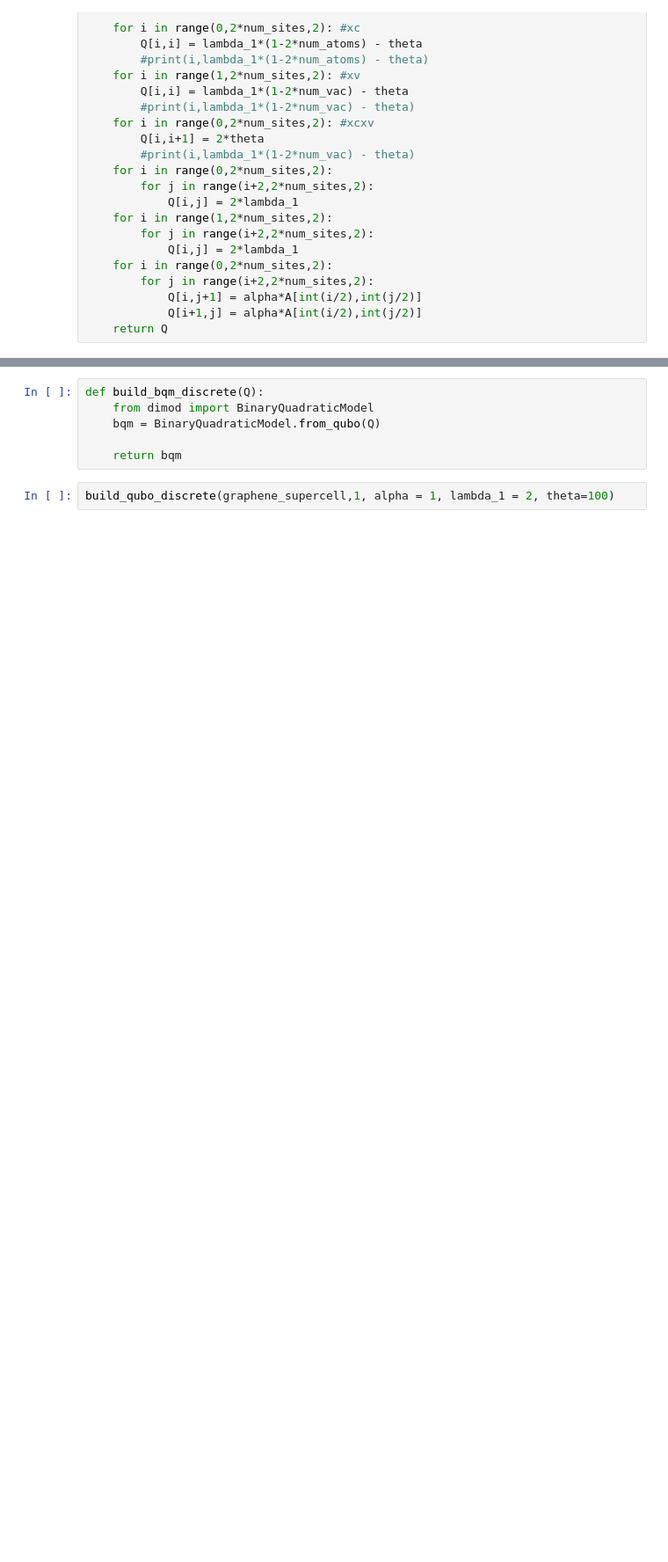
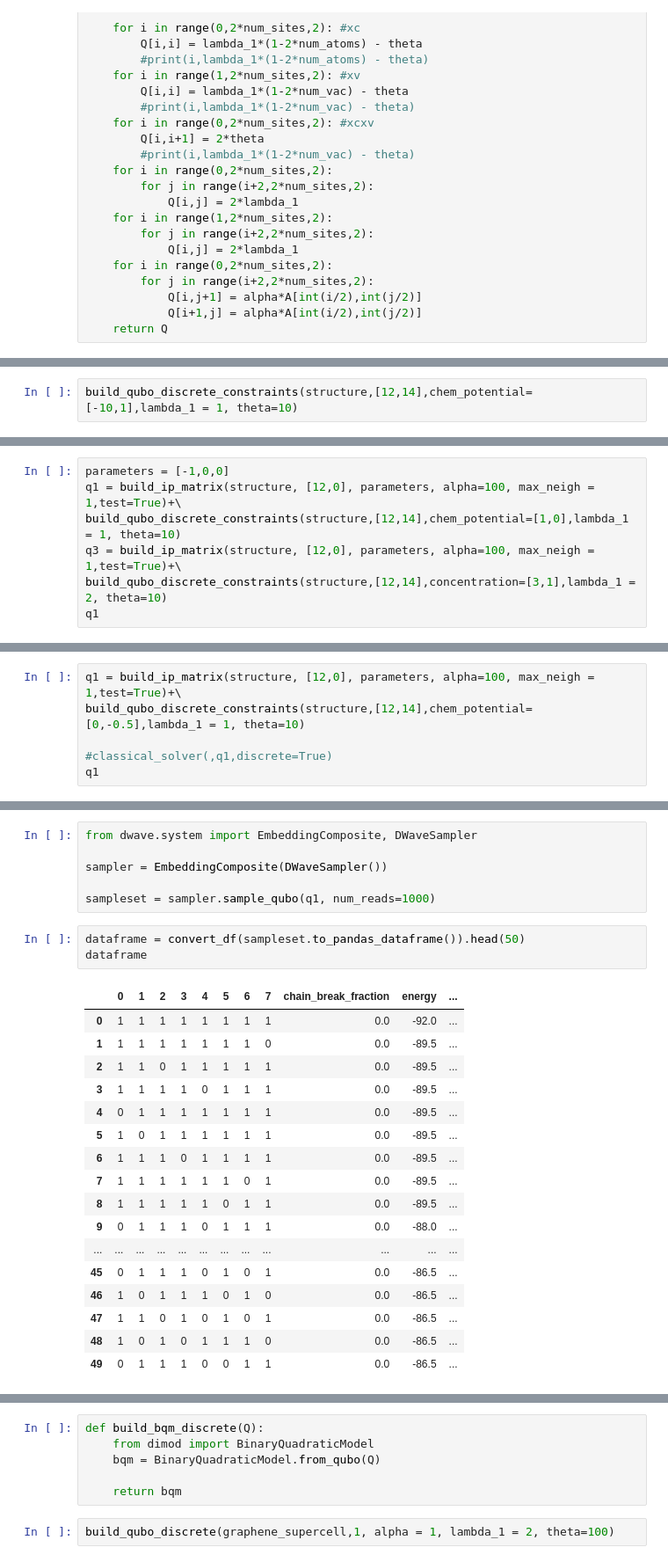
Before and after one commit to cmc-ucl/quantum_computing, a Jupyter notebook: Experiments_discrete.ipynb, the cells around one changed output, grey strips where cells are left out. Shown at 88% size. Drawn from its saved outputs; the diff is of its cells as text; blank space fills up the shorter version.

Commit message:
Add discrete new method functions

```diff
--- a/Experiments_discrete.ipynb
+++ b/Experiments_discrete.ipynb
@@ -1814 +1763,3 @@ def build_qubo_discrete_constraints(structure,species, concentration, alpha = 1,
     return Q
+# %%
+build_qubo_discrete_constraints(structure,[12,14],chem_potential=[-10,1],lambda_1 = 1, theta=10)
@@ -1836,0 +1779,7 @@ array([[ -9.4 ,  20.  ,   2.  ,   0.  ,   2.24,   0.98,   2.24,   0.98],
+# %%
+parameters = [-1,0,0]
+q1 = build_ip_matrix(structure, [12,0], parameters, alpha=100, max_neigh = 1,test=True)+\
+build_qubo_discrete_constraints(structure,[12,14],chem_potential=[1,0],lambda_1 = 1, theta=10)
+q3 = build_ip_matrix(structure, [12,0], parameters, alpha=100, max_neigh = 1,test=True)+\
+build_qubo_discrete_constraints(structure,[12,14],concentration=[3,1],lambda_1 = 2, theta=10)
+q1
@@ -1836,0 +1806,6 @@ array([[ -9.4 ,  20.  ,   2.  ,   0.  ,   2.24,   0.98,   2.24,   0.98],
+# %%
+q1 = build_ip_matrix(structure, [12,0], parameters, alpha=100, max_neigh = 1,test=True)+\
+build_qubo_discrete_constraints(structure,[12,14],chem_potential=[0,-0.5],lambda_1 = 1, theta=10)
+
+#classical_solver(,q1,discrete=True)
+q1
@@ -1836,0 +1835,27 @@ array([[ -9.4 ,  20.  ,   2.  ,   0.  ,   2.24,   0.98,   2.24,   0.98],
+# %%
+from dwave.system import EmbeddingComposite, DWaveSampler
+
+sampler = EmbeddingComposite(DWaveSampler())
+
+sampleset = sampler.sample_qubo(q1, num_reads=1000)
+# %%
+dataframe = convert_df(sampleset.to_pandas_dataframe()).head(50)
+dataframe
+# %% [output]
+|  | 0 | 1 | 2 | 3 | 4 | 5 | 6 | 7 | chain_break_fraction | energy | ... |
+| 0 | 1 | 1 | 1 | 1 | 1 | 1 | 1 | 1 | 0.0 | -92.0 | ... |
+| 1 | 1 | 1 | 1 | 1 | 1 | 1 | 1 | 0 | 0.0 | -89.5 | ... |
+| 2 | 1 | 1 | 0 | 1 | 1 | 1 | 1 | 1 | 0.0 | -89.5 | ... |
+| 3 | 1 | 1 | 1 | 1 | 0 | 1 | 1 | 1 | 0.0 | -89.5 | ... |
+| 4 | 0 | 1 | 1 | 1 | 1 | 1 | 1 | 1 | 0.0 | -89.5 | ... |
+| 5 | 1 | 0 | 1 | 1 | 1 | 1 | 1 | 1 | 0.0 | -89.5 | ... |
+| 6 | 1 | 1 | 1 | 0 | 1 | 1 | 1 | 1 | 0.0 | -89.5 | ... |
+| 7 | 1 | 1 | 1 | 1 | 1 | 1 | 0 | 1 | 0.0 | -89.5 | ... |
+| 8 | 1 | 1 | 1 | 1 | 1 | 0 | 1 | 1 | 0.0 | -89.5 | ... |
+| 9 | 0 | 1 | 1 | 1 | 0 | 1 | 1 | 1 | 0.0 | -88.0 | ... |
+| ... | ... | ... | ... | ... | ... | ... | ... | ... | ... | ... | ... |
+| 45 | 0 | 1 | 1 | 1 | 0 | 1 | 0 | 1 | 0.0 | -86.5 | ... |
+| 46 | 1 | 0 | 1 | 1 | 1 | 0 | 1 | 0 | 0.0 | -86.5 | ... |
+| 47 | 1 | 1 | 0 | 1 | 0 | 1 | 0 | 1 | 0.0 | -86.5 | ... |
+| 48 | 1 | 0 | 1 | 0 | 1 | 1 | 1 | 0 | 0.0 | -86.5 | ... |
+| 49 | 0 | 1 | 1 | 1 | 0 | 0 | 1 | 1 | 0.0 | -86.5 | ... |
```
Also changed, not shown: parts of 29 cells of this notebook, 2 other files.
